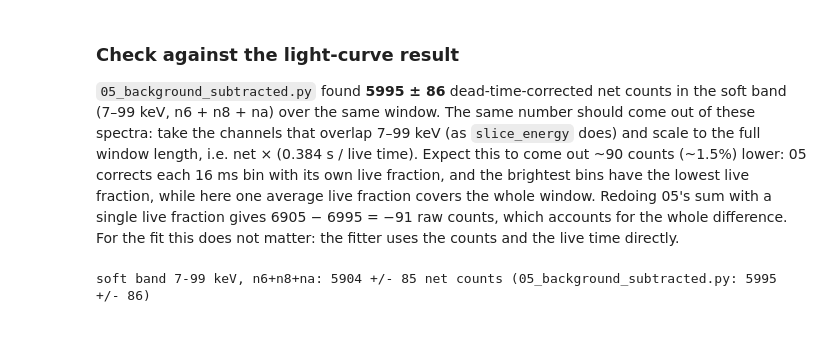
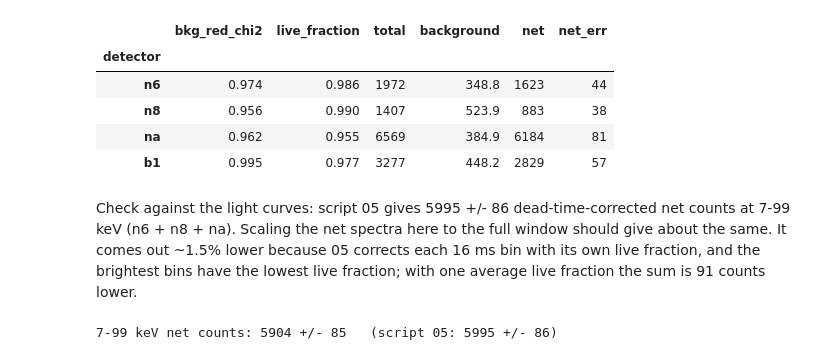
Before and after one commit to idbl2004/mphys-project, a Jupyter notebook: ignacio/08_precursor_spectrum.ipynb, the cells around one changed output. Saved outputs shown, nothing was run; the diff lists cells and outputs as text; code cells hidden in the pictures; blank space fills up the shorter version.

```diff
--- a/ignacio/08_precursor_spectrum.ipynb
+++ b/ignacio/08_precursor_spectrum.ipynb
@@ -85,27 +25,0 @@ uncertainty of the background model. The fit itself will use the Poisson likelih
-# %%
-tstart, tstop = np.array([PRECURSOR[0]]), np.array([PRECURSOR[1]])
-spectra = {}
-for det in DETECTORS:
-    tte = GbmTte.open(tte_path(DATA_DIR, BURST_ID, det))
-    phaii = tte.to_phaii(bin_by_edges, np.array(PRECURSOR))
-    tte.close()
-    pha = phaii.to_pha(time_ranges=[PRECURSOR])
-    live_time = pha.exposure
-
-    model = fitters[det].interpolate_bins(tstart, tstop)
-    bkg = BackgroundSpectrum(np.asarray(model.rates).reshape(-1),
-                             np.asarray(model.rate_uncertainty).reshape(-1),
-                             pha.data.lo_edges, pha.data.hi_edges,
-                             np.full(pha.num_chans, live_time))
-
-    src_counts = np.asarray(pha.data.counts, dtype=float)
-    net = src_counts - bkg.counts
-    net_err = np.sqrt(src_counts + bkg.count_uncertainty**2)
-    spectra[det] = dict(pha=pha, bkg=bkg, live_time=live_time,
-                        src=src_counts, net=net, net_err=net_err)
-
-    print(f"{det}: live time {live_time:.4f} s (live fraction "
-          f"{live_time / (PRECURSOR[1] - PRECURSOR[0]):.3f}); "
-          f"total {src_counts.sum():.0f}, background {bkg.counts.sum():.1f} "
-          f"+/- {np.sqrt(np.sum(bkg.count_uncertainty**2)):.1f}, "
-          f"net {net.sum():.0f} +/- {np.sqrt(np.sum(net_err**2)):.0f} counts")
@@ -117,25 +127,37 @@ b1: live time 0.3753 s (live fraction 0.977); total 3277, background 448.2 +/- 2
+# %%
+spectra, rows = {}, []
+for det in SPECTRAL_DETECTORS:
+    pha, bkg, red_chi2 = make_spectrum(DATA_DIR, BURST_ID, det, PRECURSOR, BKG_WINDOWS, BKG_ORDER)
+    counts = np.asarray(pha.data.counts, dtype=float)
+    net = counts - bkg.counts
+    net_err = np.sqrt(counts + bkg.count_uncertainty**2)
+    spectra[det] = dict(pha=pha, bkg=bkg, counts=counts, net=net, net_err=net_err)
+    rows.append(dict(detector=det, bkg_red_chi2=round(red_chi2, 3),
+                     live_fraction=round(pha.exposure / WINDOW, 3), total=int(counts.sum()),
+                     background=round(bkg.counts.sum(), 1),
+                     net=round(net.sum()), net_err=round(np.sqrt(np.sum(net_err**2)))))
+pd.DataFrame(rows).set_index("detector")
+# %% [output]
+|  | bkg_red_chi2 | live_fraction | total | background | net | net_err |
+| detector |  |  |  |  |  |  |
+| n6 | 0.974 | 0.986 | 1972 | 348.8 | 1623 | 44 |
+| n8 | 0.956 | 0.990 | 1407 | 523.9 | 883 | 38 |
+| na | 0.962 | 0.955 | 6569 | 384.9 | 6184 | 81 |
+| b1 | 0.995 | 0.977 | 3277 | 448.2 | 2829 | 57 |
 # %% [markdown]
-### Check against the light-curve result
-
-`05_background_subtracted.py` found **5995 ± 86** dead-time-corrected net counts in the soft band
-(7–99 keV, n6 + n8 + na) over the same window. The same number should come out of these spectra:
-take the channels that overlap 7–99 keV (as `slice_energy` does) and scale to the full window
-length, i.e. net × (0.384 s / live time). Expect this to come out ~90 counts (~1.5%) lower: 05 corrects each
-16 ms bin with its own live fraction, and the brightest bins have the lowest live fraction, while
-here one average live fraction covers the whole window. Redoing 05's sum with a single live
-fraction gives 6905 − 6995 = −91 raw counts, which accounts for the whole difference. For the fit
-this does not matter: the fitter uses the counts and the live time directly.
+Check against the light curves: script 05 gives 5995 +/- 86 dead-time-corrected net counts at 7-99 keV
+(n6 + n8 + na). Scaling the net spectra here to the full window should give about the same. It comes out
+~1.5% lower because 05 corrects each 16 ms bin with its own live fraction, and the brightest bins have the
+lowest live fraction; with one average live fraction the sum is 91 counts lower.
 # %%
-window = PRECURSOR[1] - PRECURSOR[0]
-total, total_var = 0.0, 0.0
+total, var = 0.0, 0.0
 for det in SOFT_DETECTORS:
     s = spectra[det]
     lo, hi = s["pha"].data.lo_edges, s["pha"].data.hi_edges
-    in_band = (hi > SOFT_BAND[0]) & (lo < SOFT_BAND[1])
-    scale = window / s["live_time"]
-    total += scale * s["net"][in_band].sum()
-    total_var += scale**2 * np.sum(s["net_err"][in_band]**2)
-print(f"soft band {SOFT_BAND[0]:.0f}-{SOFT_BAND[1]:.0f} keV, {'+'.join(SOFT_DETECTORS)}: "
-      f"{total:.0f} +/- {np.sqrt(total_var):.0f} net counts (05_background_subtracted.py: 5995 +/- 86)")
+    band = (hi > SOFT_BAND[0]) & (lo < SOFT_BAND[1])
+    scale = WINDOW / s["pha"].exposure
+    total += scale * s["net"][band].sum()
+    var += scale**2 * np.sum(s["net_err"][band]**2)
+print(f"7-99 keV net counts: {total:.0f} +/- {np.sqrt(var):.0f}   (script 05: 5995 +/- 86)")
 # %% [output]
-soft band 7-99 keV, n6+n8+na: 5904 +/- 85 net counts (05_background_subtracted.py: 5995 +/- 86)
+7-99 keV net counts: 5904 +/- 85   (script 05: 5995 +/- 86)
```
Also changed, not shown: parts of 25 cells of this notebook, 33 other files.
